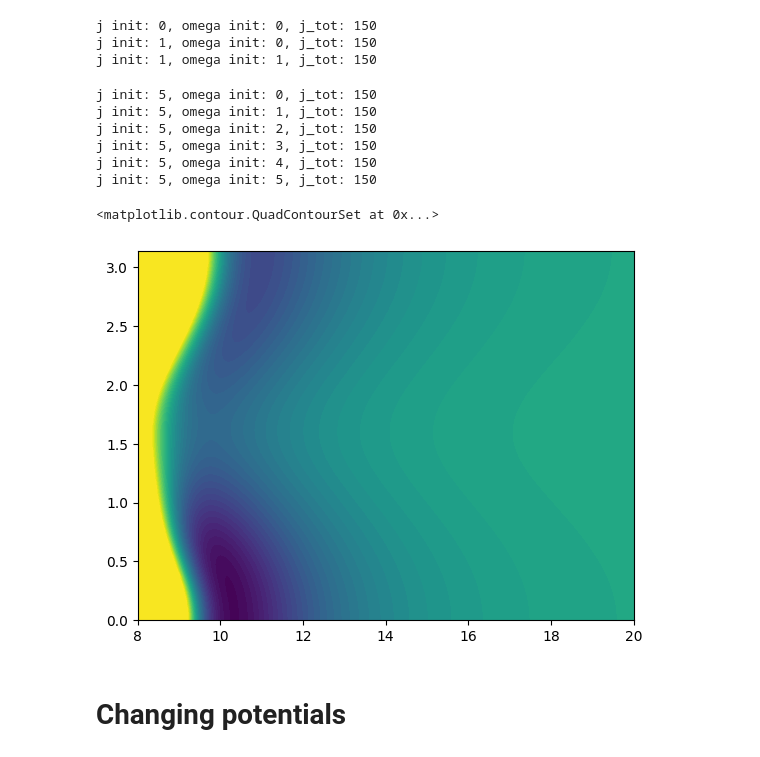
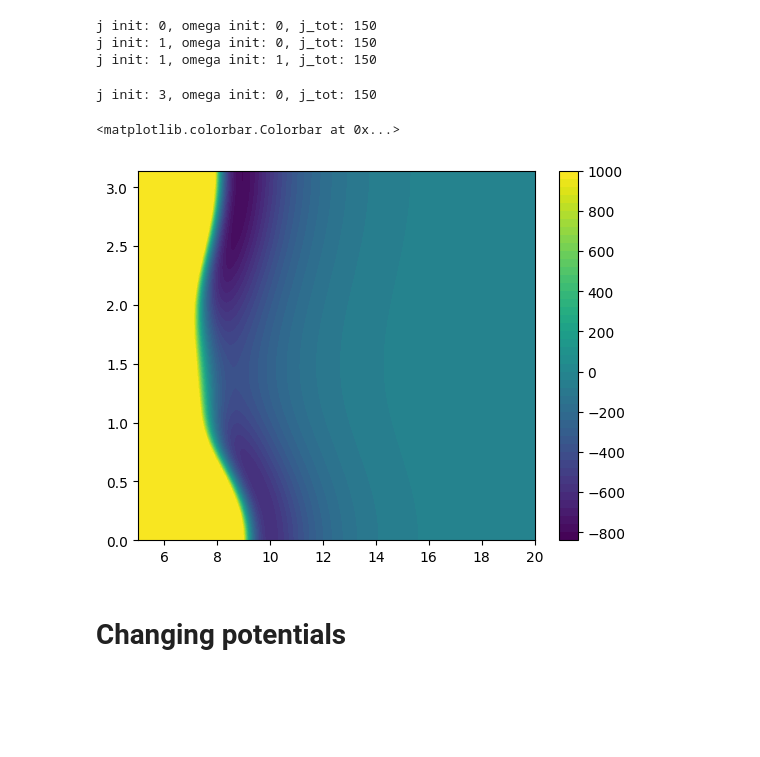
Before and after one commit to Wleter/NeOcs, a Jupyter notebook: ff_tests.ipynb, the cells around one changed output. Drawn from its saved outputs; the diff is of its cells as text; code cells hidden in the pictures; blank space fills up the shorter version.

Commit message:
move things to common v1

```diff
--- a/ff_tests.ipynb
+++ b/ff_tests.ipynb
@@ -1,28 +1,9 @@
 # %%
-import split_op as split
-import numpy as np
-from scipy.special import roots_legendre, lpmv
-from tqdm import tqdm
+from common import *
+from potential import load_potential
 
-from potential import load_potential
-import os
-
-data_path = "data/"
 if not os.path.exists(data_path):
     os.makedirs(data_path)
-
-CM_INV = 4.55633e-6
-KELVIN = 3.1668105e-6
-U = 1822.88839
-ANGS = 1.88973
-DEB = 0.39343
-EV = 0.03675
-PM = 0.0188973
-KCAL_MOL = 0.043 * EV
-
-def centrifugal(r_points, j_tot: int, omega: int, mass_u: float):
-    return (j_tot * (j_tot + 1) - 2 * omega * omega) / (2 * mass_u * U * np.power(r_points, 2))
-
 
 def positions_from_center_mass(oc_bond: float, cs_bond: float) -> tuple[float, float, float]:
     mass_O = 15.999
@@ -78,9 +59,9 @@ class Potential:
         pot_c = self.rep_c / r_c ** 12 - self.attr_c / r_c ** 6
         pot_s = self.rep_s / r_s ** 12 - self.attr_s / r_s ** 6
 
-        cos_theta_shifted = (r * np.cos(theta) - self.r_o) / r_o
+        cos_theta_shifted = (r * np.cos(theta) - self.r_c) / r_c
 
-        pot_dip = -self.alpha * (1 + 3 * cos_theta_shifted ** 2) / r_c ** 6
+        pot_dip = -self.alpha * (1 + 3 * cos_theta_shifted ** 2) / (2 * r_c ** 6)
 
         return pot_o + pot_c + pot_s + pot_dip
 # %%
@@ -308,21 +290,16 @@ j init: 0, omega init: 0, j_tot: 150
 j init: 1, omega init: 0, j_tot: 150
 j init: 1, omega init: 1, j_tot: 150
 # %%
-j = 5
+j = 3
 for omega in range(0, j+1):
     print(f"j init: {j}, omega init: {omega}, j_tot: 150")
-    propagation = prepare(j, omega, 150, animation=True, wave_prefix=f"force_field_{j}_{omega}", transform_api= lambda a,b: 0, transform_bsigma=lambda a,b: 0, transform_xpi=lambda a,b: 0)
+    propagation = prepare(j, omega, 150, animation=AnimationConfig.Polar, wave_prefix=f"force_field_{j}_{omega}", transform_api= lambda a,b: 0, transform_bsigma=lambda a,b: 0, transform_xpi=lambda a,b: 0)
 
     propagation.propagate()
     propagation.get_losses()
     propagation.save_savers()
 # %% [output]
-j init: 5, omega init: 0, j_tot: 150
-j init: 5, omega init: 1, j_tot: 150
-j init: 5, omega init: 2, j_tot: 150
-j init: 5, omega init: 3, j_tot: 150
-j init: 5, omega init: 4, j_tot: 150
-j init: 5, omega init: 5, j_tot: 150
+j init: 3, omega init: 0, j_tot: 150
 # %%
 j_init = 0
 omega_init = 0
@@ -359,21 +336,21 @@ losses.save_losses(f"ff_losses_{energy_kelvin}_{j_init}_{omega_init}")
 # %%
 import matplotlib.pyplot as plt
 
-r = np.linspace(8, 20, 300)
+r = np.linspace(5, 20, 300)
 theta = np.linspace(0, np.pi, 100)
 
 theta_mesh, r_mesh = np.meshgrid(theta, r, indexing="ij")
 potential = Potential.default()
-potential.alpha *= 5
+potential.rep_c *= 10
 
 potential_array = potential.value(r_mesh, theta_mesh) / CM_INV
-
-potential_array = np.clip(potential_array, -1000, 100)
+potential_array = np.clip(potential_array, -100000, 1000)
 
 fig, ax = plt.subplots()
-ax.contourf(r, theta, potential_array, levels=50)
+CS = ax.contourf(r, theta, potential_array, levels=50)
+fig.colorbar(CS)
 # %% [output]
-<matplotlib.contour.QuadContourSet at 0x...>
+<matplotlib.colorbar.Colorbar at 0x...>
-[figure, old version]
+[figure, new version]
 # %% [markdown]
 # Changing potentials
```
Also changed, not shown: parts of 10 cells of this notebook, 13 other files.
